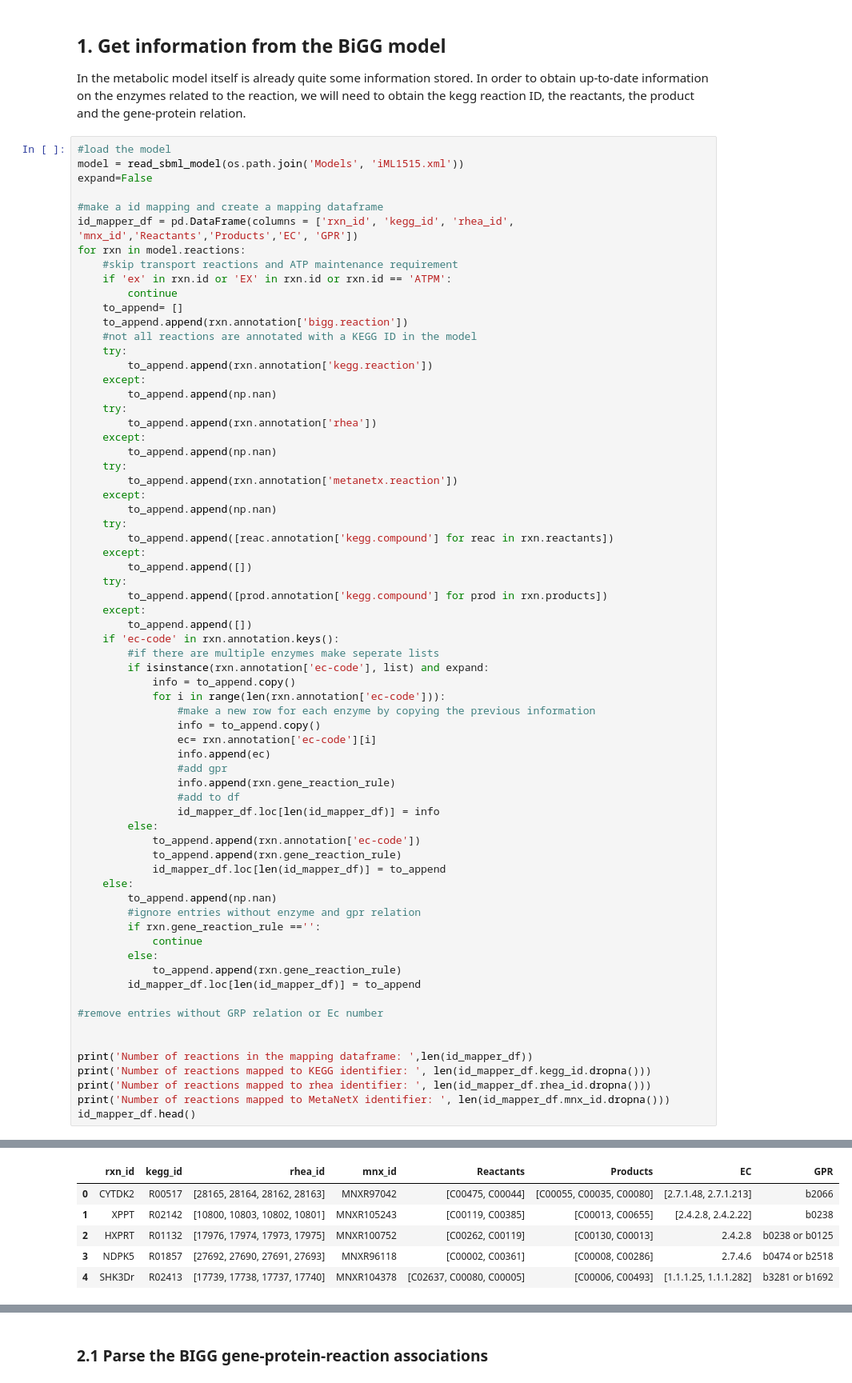
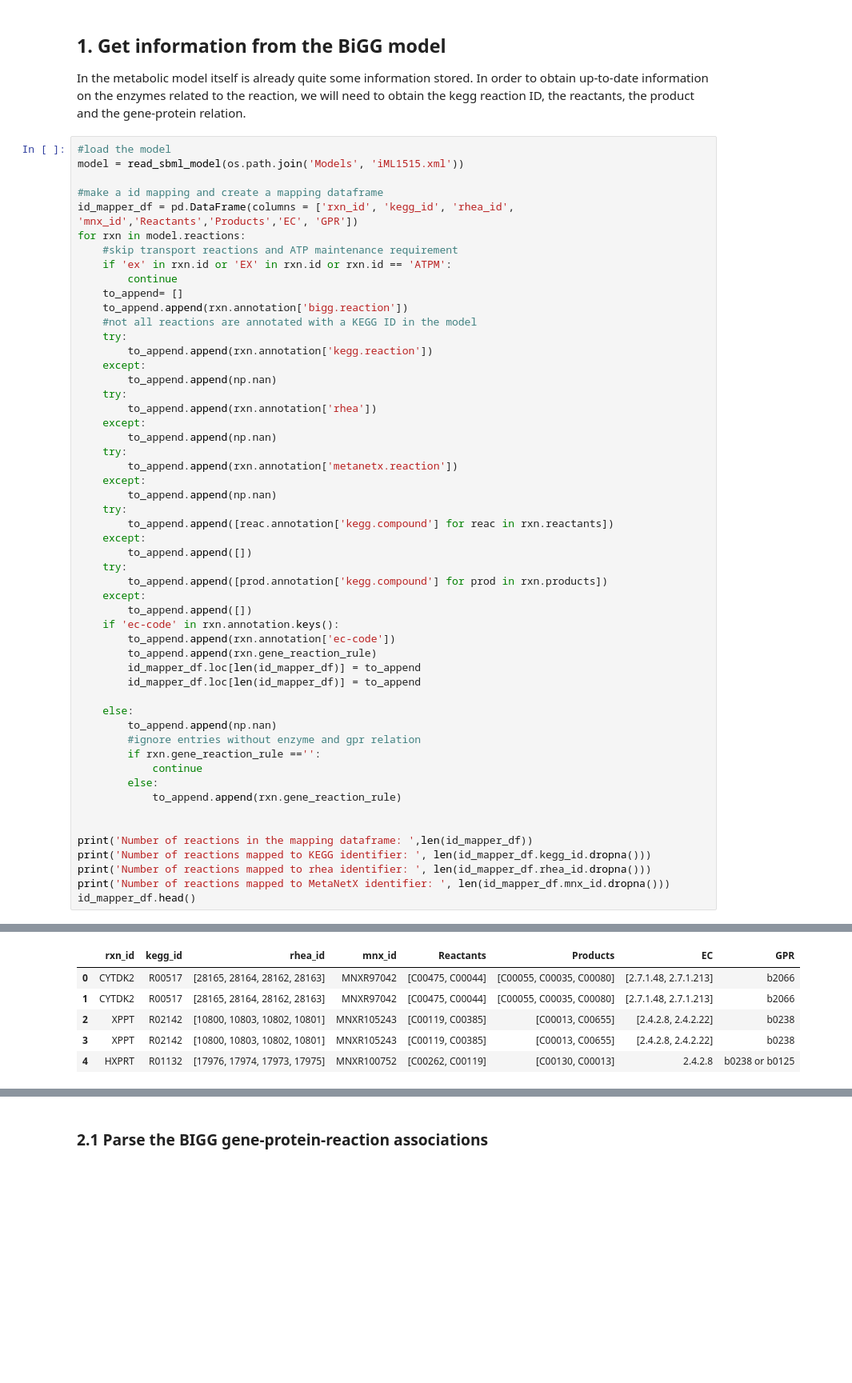
Before and after one commit to iAMB-RWTH-Aachen/PAMparametrizer, a Jupyter notebook: Scripts/i1_preprocessing/0_parse_kcat_values_GotEnzymes.ipynb, the cells around one changed output, grey strips where cells are left out. Shown: that part at 80% size. Cells and saved outputs as stored; diff of their text form; blank space fills up the shorter version.

```diff
--- a/Scripts/i1_preprocessing/0_parse_kcat_values_GotEnzymes.ipynb
+++ b/Scripts/i1_preprocessing/0_parse_kcat_values_GotEnzymes.ipynb
@@ -69,7 +69,6 @@ In the metabolic model itself is already quite some information stored. In order
 # %%
 #load the model
 model = read_sbml_model(os.path.join('Models', 'iML1515.xml'))
-expand=False
 
 #make a id mapping and create a mapping dataframe
 id_mapper_df = pd.DataFrame(columns = ['rxn_id', 'kegg_id', 'rhea_id', 'mnx_id','Reactants','Products','EC', 'GPR'])
@@ -101,22 +100,11 @@ for rxn in model.reactions:
     except:
         to_append.append([])
     if 'ec-code' in rxn.annotation.keys():
-        #if there are multiple enzymes make seperate lists
-        if isinstance(rxn.annotation['ec-code'], list) and expand:
-            info = to_append.copy()
-            for i in range(len(rxn.annotation['ec-code'])):
-                #make a new row for each enzyme by copying the previous information
-                info = to_append.copy()
-                ec= rxn.annotation['ec-code'][i]
-                info.append(ec)
-                #add gpr
-                info.append(rxn.gene_reaction_rule)
-                #add to df
-                id_mapper_df.loc[len(id_mapper_df)] = info
-        else:
-            to_append.append(rxn.annotation['ec-code'])
-            to_append.append(rxn.gene_reaction_rule)
-            id_mapper_df.loc[len(id_mapper_df)] = to_append
+        to_append.append(rxn.annotation['ec-code'])
+        to_append.append(rxn.gene_reaction_rule)
+        id_mapper_df.loc[len(id_mapper_df)] = to_append
+        id_mapper_df.loc[len(id_mapper_df)] = to_append
+
     else:
         to_append.append(np.nan)
         #ignore entries without enzyme and gpr relation
@@ -124,9 +112,6 @@ for rxn in model.reactions:
             continue
         else:
             to_append.append(rxn.gene_reaction_rule)
-        id_mapper_df.loc[len(id_mapper_df)] = to_append
-
-#remove entries without GRP relation or Ec number
 
 
 print('Number of reactions in the mapping dataframe: ',len(id_mapper_df))
@@ -144,9 +129,9 @@ Number of reactions mapped to MetaNetX identifier:  1823
 |  | rxn_id | kegg_id | rhea_id | mnx_id | Reactants | Products | EC | GPR |
 | 0 | CYTDK2 | R00517 | [28165, 28164, 28162, 28163] | MNXR97042 | [C00475, C00044] | [C00055, C00035, C00080] | [2.7.1.48, 2.7.1.213] | b2066 |
-| 1 | XPPT | R02142 | [10800, 10803, 10802, 10801] | MNXR105243 | [C00119, C00385] | [C00013, C00655] | [2.4.2.8, 2.4.2.22] | b0238 |
-| 2 | HXPRT | R01132 | [17976, 17974, 17973, 17975] | MNXR100752 | [C00262, C00119] | [C00130, C00013] | 2.4.2.8 | b0238 or b0125 |
-| 3 | NDPK5 | R01857 | [27692, 27690, 27691, 27693] | MNXR96118 | [C00002, C00361] | [C00008, C00286] | 2.7.4.6 | b0474 or b2518 |
-| 4 | SHK3Dr | R02413 | [17739, 17738, 17737, 17740] | MNXR104378 | [C02637, C00080, C00005] | [C00006, C00493] | [1.1.1.25, 1.1.1.282] | b3281 or b1692 |
+| 1 | CYTDK2 | R00517 | [28165, 28164, 28162, 28163] | MNXR97042 | [C00475, C00044] | [C00055, C00035, C00080] | [2.7.1.48, 2.7.1.213] | b2066 |
+| 2 | XPPT | R02142 | [10800, 10803, 10802, 10801] | MNXR105243 | [C00119, C00385] | [C00013, C00655] | [2.4.2.8, 2.4.2.22] | b0238 |
+| 3 | XPPT | R02142 | [10800, 10803, 10802, 10801] | MNXR105243 | [C00119, C00385] | [C00013, C00655] | [2.4.2.8, 2.4.2.22] | b0238 |
+| 4 | HXPRT | R01132 | [17976, 17974, 17973, 17975] | MNXR100752 | [C00262, C00119] | [C00130, C00013] | 2.4.2.8 | b0238 or b0125 |
 # %% [markdown]
 ## 2. Get all the protein information
 
```
Also changed, not shown: parts of 11 cells of this notebook, 1 other file.
